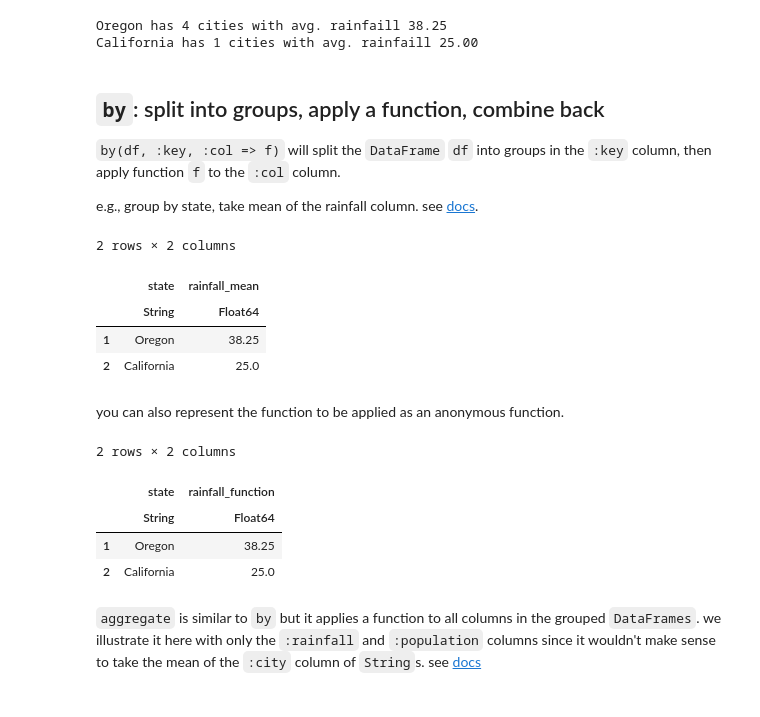
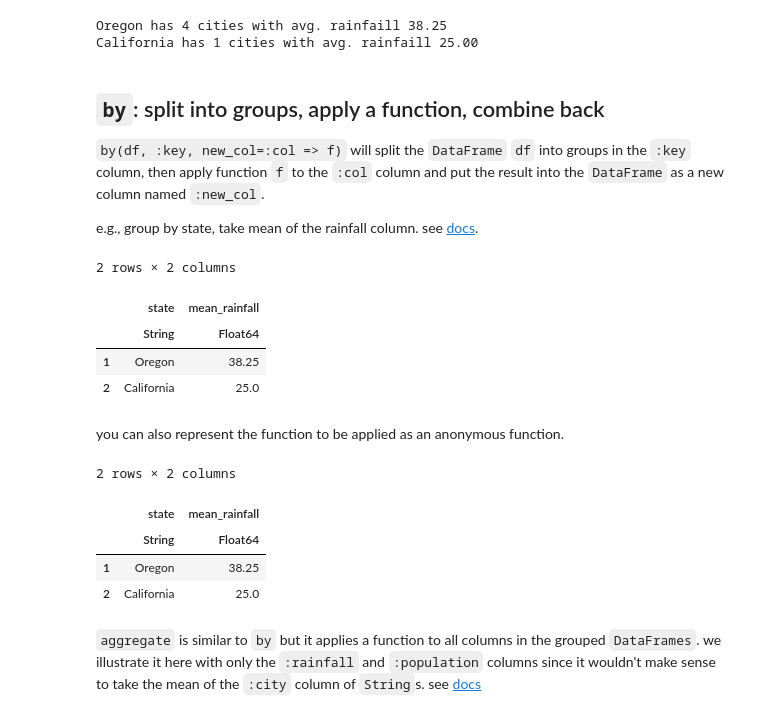
Before and after one commit to SimonEnsemble/data_science_course, a Jupyter notebook: lectures/dataframes/DataFrames.ipynb, the cells around one changed output. Drawn from its saved outputs; the diff is of its cells as text; code cells hidden in the pictures.

```diff
--- a/lectures/dataframes/DataFrames.ipynb
+++ b/lectures/dataframes/DataFrames.ipynb
@@ -284,24 +284,26 @@ California has 1 cities with avg. rainfaill 25.00
 # %% [markdown]
 ## `by`: split into groups, apply a function, combine back
 
-`by(df, :key, :col => f)` will split the `DataFrame` `df` into groups in the `:key` column, then apply function `f` to the `:col` column.
+`by(df, :key, new_col=:col => f)` will split the `DataFrame` `df` into groups in the `:key` column, then apply function `f` to the `:col` column and put the result into the `DataFrame` as a new column named `:new_col`.
 
 e.g., group by state, take mean of the rainfall column. see [docs](https://juliadata.github.io/DataFrames.jl/stable/lib/functions/#DataFrames.by).
 # %%
-df_mean_rainfall = by(df_cities, :state, :rainfall => mean)
+df_mean_rainfall = by(df_cities, :state,
+    mean_rainfall=:rainfall => mean)
 # %% [output]
 2 rows × 2 columns
-|  | state | rainfall_mean |
+|  | state | mean_rainfall |
 |  | String | Float64 |
 | 1 | Oregon | 38.25 |
 | 2 | California | 25.0 |
 # %% [markdown]
 you can also represent the function to be applied as an anonymous function.
 # %%
-df_mean_rainfall = by(df_cities, :state, :rainfall => col -> mean(col))
+df_mean_rainfall = by(df_cities, :state,
+    mean_rainfall=:rainfall => col -> mean(col))
 # %% [output]
 2 rows × 2 columns
-|  | state | rainfall_function |
+|  | state | mean_rainfall |
 |  | String | Float64 |
 | 1 | Oregon | 38.25 |
 | 2 | California | 25.0 |
```
Also changed, not shown: parts of 2 cells of this notebook.
